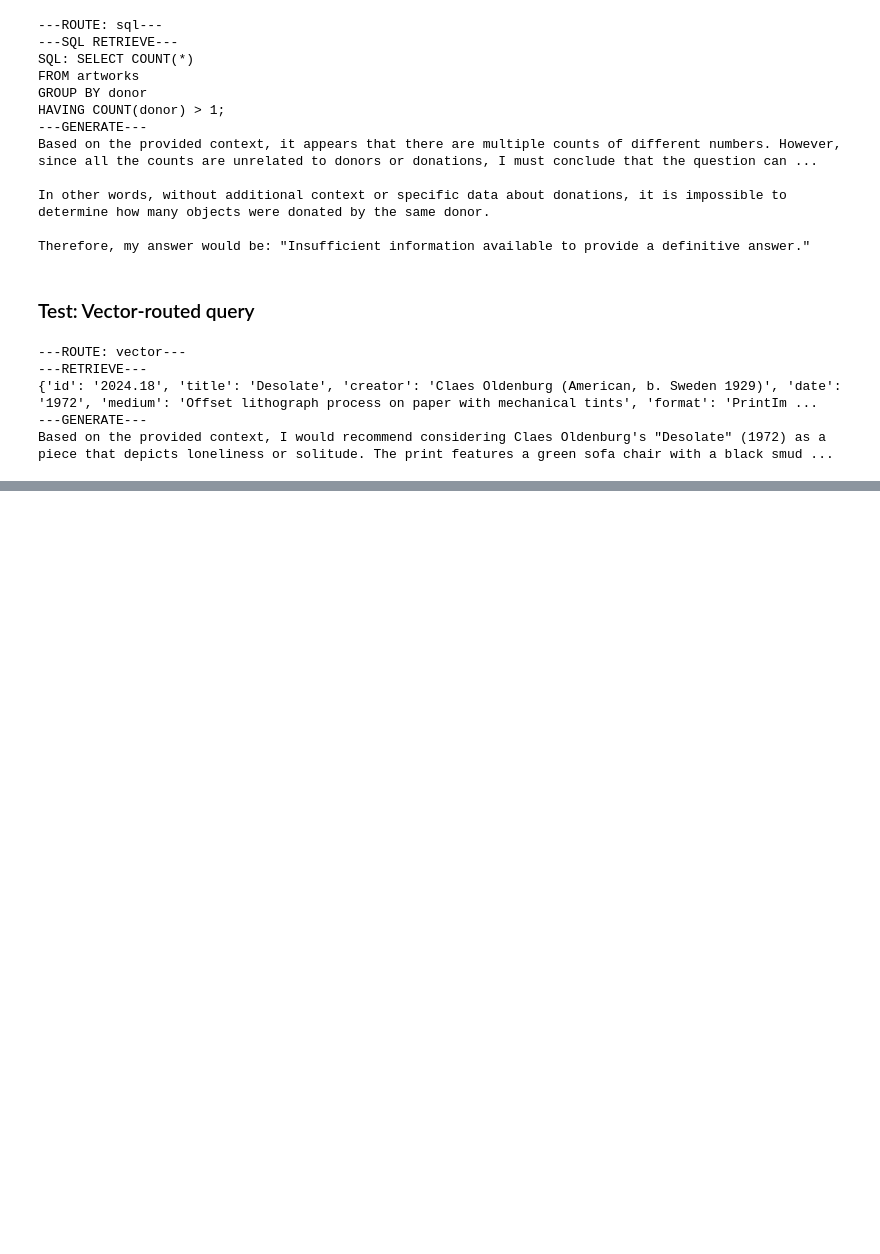
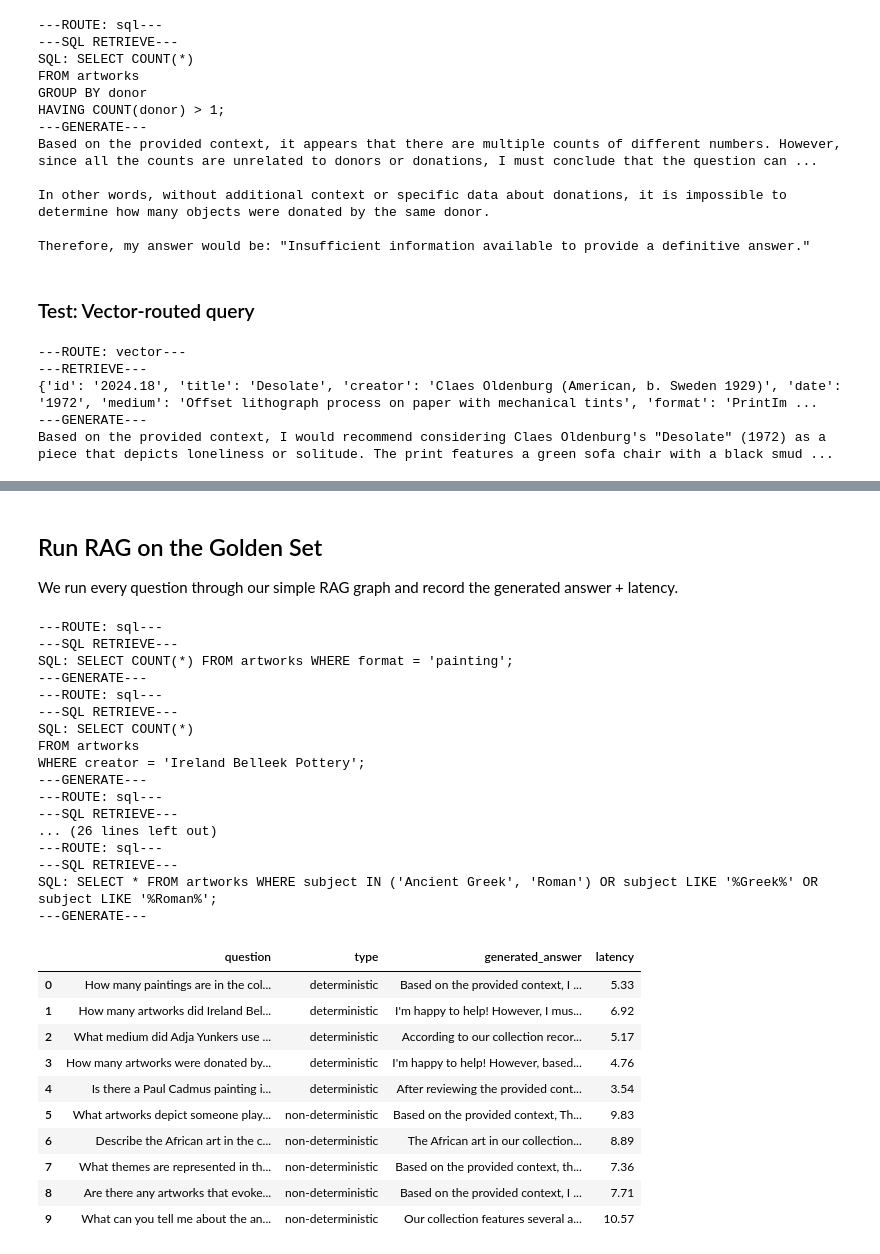
Before and after one commit to fryan2503/llm_workshop, a Jupyter notebook: presentation_code_along.ipynb, the cells around one changed output, grey strips where cells are left out. Drawn from its saved outputs; the diff is of its cells as text; code cells hidden in the pictures; blank space fills up the shorter version.

```diff
--- a/presentation_code_along.ipynb
+++ b/presentation_code_along.ipynb
@@ -577,0 +588,10 @@ Based on the provided context, I would recommend considering Claes Oldenburg's "
+# %%
+with open("data/golden_set.json") as f:
+    golden_set = json.load(f)
+
+print(f"Golden set: {len(golden_set)} questions")
+print(f"  Deterministic:     {sum(1 for q in golden_set if q['type'] == 'deterministic')}")
+print(f"  Non-deterministic: {sum(1 for q in golden_set if q['type'] == 'non-deterministic')}")
+
+print(golden_set[0])
+print(golden_set[9])
@@ -577,0 +604,51 @@ Based on the provided context, I would recommend considering Claes Oldenburg's "
+# %% [markdown]
+## Run RAG on the Golden Set
+
+We run every question through our simple RAG graph and record the generated answer + latency.
+# %%
+import time
+
+results = []
+for item in golden_set:
+    start = time.time()
+    response = routing_graph.invoke({"question": item["question"]}) # invoke the routing graph on each question in the golden set
+    elapsed = time.time() - start
+    results.append({
+        "question": item["question"],
+        "gold_answer": item["gold_answer"],
+        "type": item["type"],
+        "generated_answer": response["generation"].content,
+        "latency": round(elapsed, 2),
+    })
+
+results_df = pd.DataFrame(results)
+results_df[["question", "type", "generated_answer", "latency"]]
+# %% [output]
+---ROUTE: sql---
+---SQL RETRIEVE---
+SQL: SELECT COUNT(*) FROM artworks WHERE format = 'painting';
+---GENERATE---
+---ROUTE: sql---
+---SQL RETRIEVE---
+SQL: SELECT COUNT(*)
+FROM artworks
+WHERE creator = 'Ireland Belleek Pottery';
+---GENERATE---
+---ROUTE: sql---
+---SQL RETRIEVE---
+... (26 lines left out)
+---ROUTE: sql---
+---SQL RETRIEVE---
+SQL: SELECT * FROM artworks WHERE subject IN ('Ancient Greek', 'Roman') OR subject LIKE '%Greek%' OR subject LIKE '%Roman%';
+---GENERATE---
+|  | question | type | generated_answer | latency |
+| 0 | How many paintings are in the col... | deterministic | Based on the provided context, I ... | 5.33 |
+| 1 | How many artworks did Ireland Bel... | deterministic | I'm happy to help! However, I mus... | 6.92 |
+| 2 | What medium did Adja Yunkers use ... | deterministic | According to our collection recor... | 5.17 |
+| 3 | How many artworks were donated by... | deterministic | I'm happy to help! However, based... | 4.76 |
+| 4 | Is there a Paul Cadmus painting i... | deterministic | After reviewing the provided cont... | 3.54 |
+| 5 | What artworks depict someone play... | non-deterministic | Based on the provided context, Th... | 9.83 |
+| 6 | Describe the African art in the c... | non-deterministic | The African art in our collection... | 8.89 |
+| 7 | What themes are represented in th... | non-deterministic | Based on the provided context, th... | 7.36 |
+| 8 | Are there any artworks that evoke... | non-deterministic | Based on the provided context, I ... | 7.71 |
+| 9 | What can you tell me about the an... | non-deterministic | Our collection features several a... | 10.57 |
```
Also changed, not shown: parts of 23 cells of this notebook, 3 other files.
